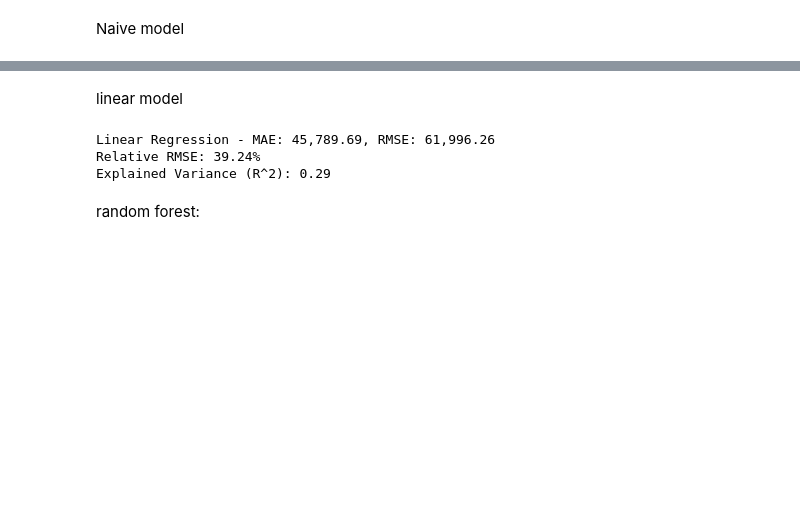
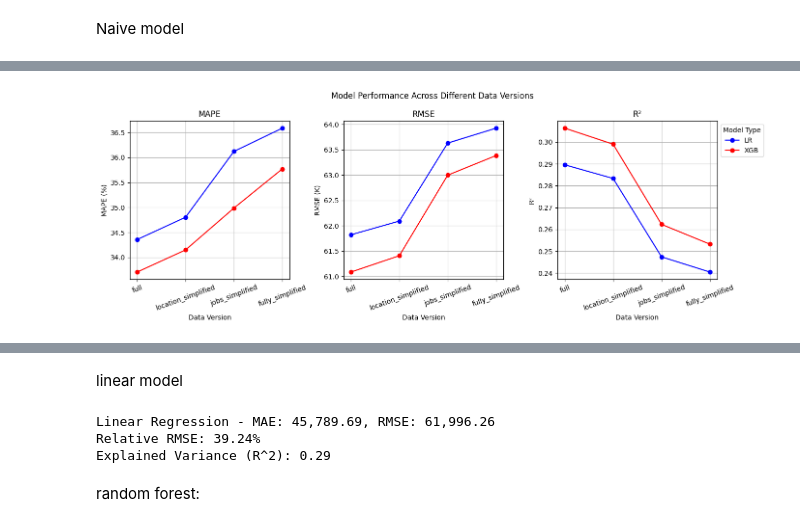
Before and after one commit to danielbehargithub/LinkedIn_Salary, a Jupyter notebook: Salary/Salary_prediction_model.ipynb, the cells around one changed output, grey strips where cells are left out. Drawn from its saved outputs; the diff is of its cells as text; code cells hidden in the pictures; blank space fills up the shorter version.

Commit message:
clustering jobs/location- reduces results

```diff
--- a/Salary/Salary_prediction_model.ipynb
+++ b/Salary/Salary_prediction_model.ipynb
@@ -178,0 +309,18 @@ X_test_encoded = pd.get_dummies(X_test)
+# %%
+# Create two versions of the dataset
+X_original = data.drop(columns=["salary_in_usd", 'company_continent', 'residence_continent', 'job_cluster'])  # Full version with country names & full job titles
+X_simplified = data.drop(columns=["salary_in_usd", "company_location", "employee_residence", "job_title"])  # Uses continents & grouped job titles
+
+y = data['salary_in_usd']
+
+
+# Train-test split
+X_train_orig, X_test_orig, y_train, y_test = train_test_split(X_original, y, test_size=0.2, random_state=42)
+X_train_simp, X_test_simp, _, _ = train_test_split(X_simplified, y, test_size=0.2, random_state=42)
+
+# Encode categorical variables
+X_train_orig_encoded = pd.get_dummies(X_train_orig)
+X_test_orig_encoded = pd.get_dummies(X_test_orig)
+
+X_train_simp_encoded = pd.get_dummies(X_train_simp)
+X_test_simp_encoded = pd.get_dummies(X_test_simp)
@@ -267,0 +501,44 @@ Name: salary_in_usd, dtype: float64
+# %%
+import matplotlib.pyplot as plt
+import pandas as pd
+
+# Define colors for models
+model_colors = {"LR": "blue", "XGB": "red"}
+
+# Map consistent x-axis labels
+x_axis_labels = ["full_data", "location_simplified", "jobs_simplified", "fully_simplified"]
+
+# Assign standard x-axis labels to the DataFrame
+lr_results_df["Data Version"] = x_axis_labels
+xgb_results_df["Data Version"] = x_axis_labels
+
+# Combine results
+df_results = pd.concat([lr_results_df, xgb_results_df])
+
+# Define metrics
+metrics = ["MAPE", "RMSE", "R²"]
+y_labels = ["MAPE (%)", "RMSE (K)", "R²"]
+scaling_factors = [1, 1e-3, 1]  # Convert RMSE to thousands (K)
+
+plt.figure(figsize=(14, 5))
+
+for i, metric in enumerate(metrics):
+    plt.subplot(1, 3, i + 1)
+
+    for model_type, color in model_colors.items():
+        subset = df_results[df_results["Model"].str.startswith(model_type)]
+        plt.plot(x_axis_labels, subset[metric] * scaling_factors[i], marker='o', linestyle='-', color=color, label=model_type)
+
+    plt.xlabel("Data Version")
+    plt.ylabel(y_labels[i])
+    plt.title(metric)  # Only the metric name
+    plt.xticks(x_axis_labels, rotation=20)
+    plt.grid(True)
+
+# Add a single legend
+plt.legend(title="Model Type", loc='upper left', bbox_to_anchor=(1, 1))
+plt.suptitle("Model Performance Across Different Data Versions")
+plt.tight_layout()
+plt.show()
+# %% [output]
+[figure, added]
```
Also changed, not shown: parts of 18 cells of this notebook.
